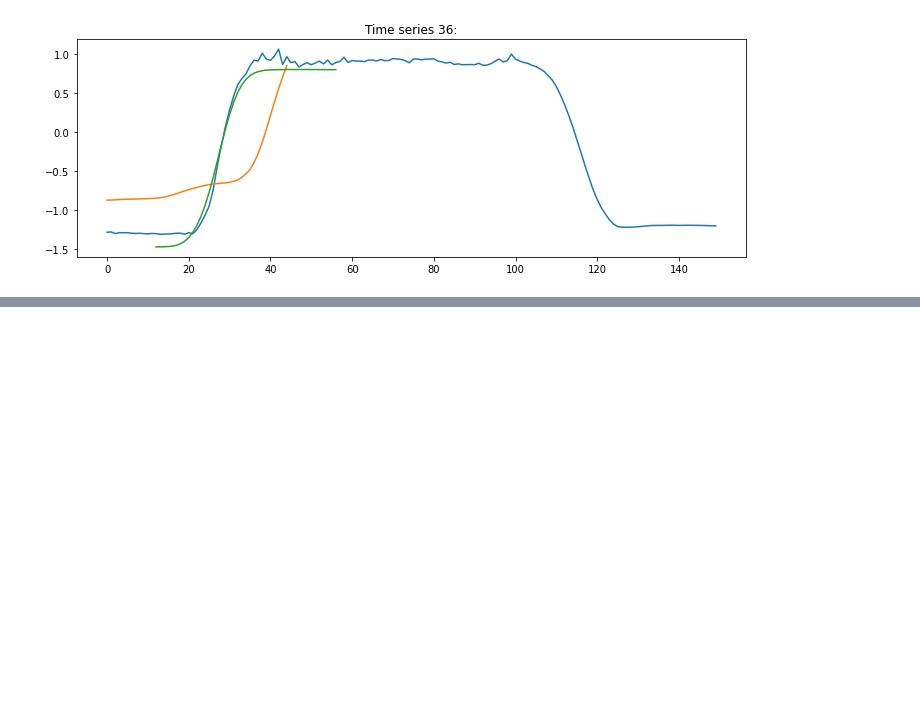
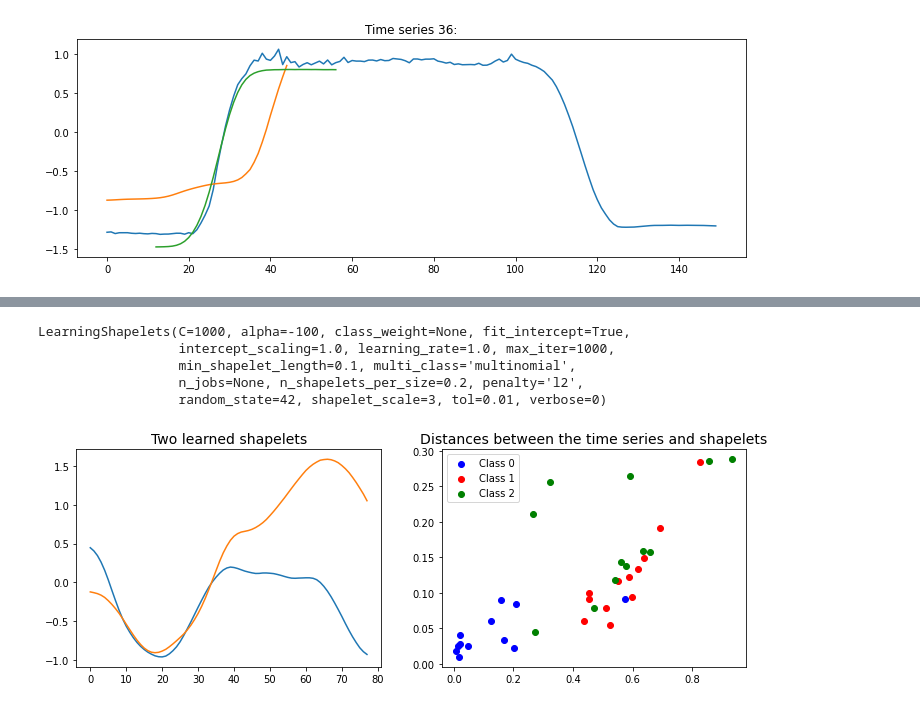
Before and after one commit to AdrianUrbanski/ADM, a Jupyter notebook: lista3.ipynb, the cells around one changed output, grey strips where cells are left out. Drawn from its saved outputs; the diff is of its cells as text; code cells hidden in the pictures; blank space fills up the shorter version.

```diff
--- a/lista3.ipynb
+++ b/lista3.ipynb
@@ -390,0 +400,33 @@ for ts_idx in (2, 6, 10, 36):
+# %%
+clf = LearningShapelets(random_state=42, tol=0.01)
+clf.fit(X, y)
+# %% [output]
+LearningShapelets(C=1000, alpha=-100, class_weight=None, fit_intercept=True,
+                  intercept_scaling=1.0, learning_rate=1.0, max_iter=1000,
+                  min_shapelet_length=0.1, multi_class='multinomial',
+                  n_jobs=None, n_shapelets_per_size=0.2, penalty='l2',
+                  random_state=42, shapelet_scale=3, tol=0.01, verbose=0)
+# %%
+shapelets = np.asarray([clf.shapelets_[0, -9], clf.shapelets_[0, -6]])
+
+shapelet_size = shapelets.shape[1]
+X_window = windowed_view(X, window_size=shapelet_size, window_step=1)
+X_dist = np.mean((X_window[:, :, None] - shapelets[None, :]) ** 2, axis=3).min(axis=1)
+
+# Plot shapelets
+plt.figure(figsize=(12,4))
+plt.subplot(1, 2, 1)
+plt.plot(shapelets[0])
+plt.plot(shapelets[1])
+plt.title('Two learned shapelets', fontsize=14)
+
+# Plot distances
+plt.subplot(1, 2, 2)
+for color, label in zip('brg', (0, 1, 2)):
+    plt.scatter(X_dist[y == label, 0], X_dist[y == label, 1],
+                c=color, label='Class {}'.format(label))
+plt.title('Distances between the time series and shapelets', fontsize=14)
+plt.legend()
+plt.show()
+# %% [output]
+[figure, added]
```
Also changed, not shown: parts of 13 cells of this notebook.
